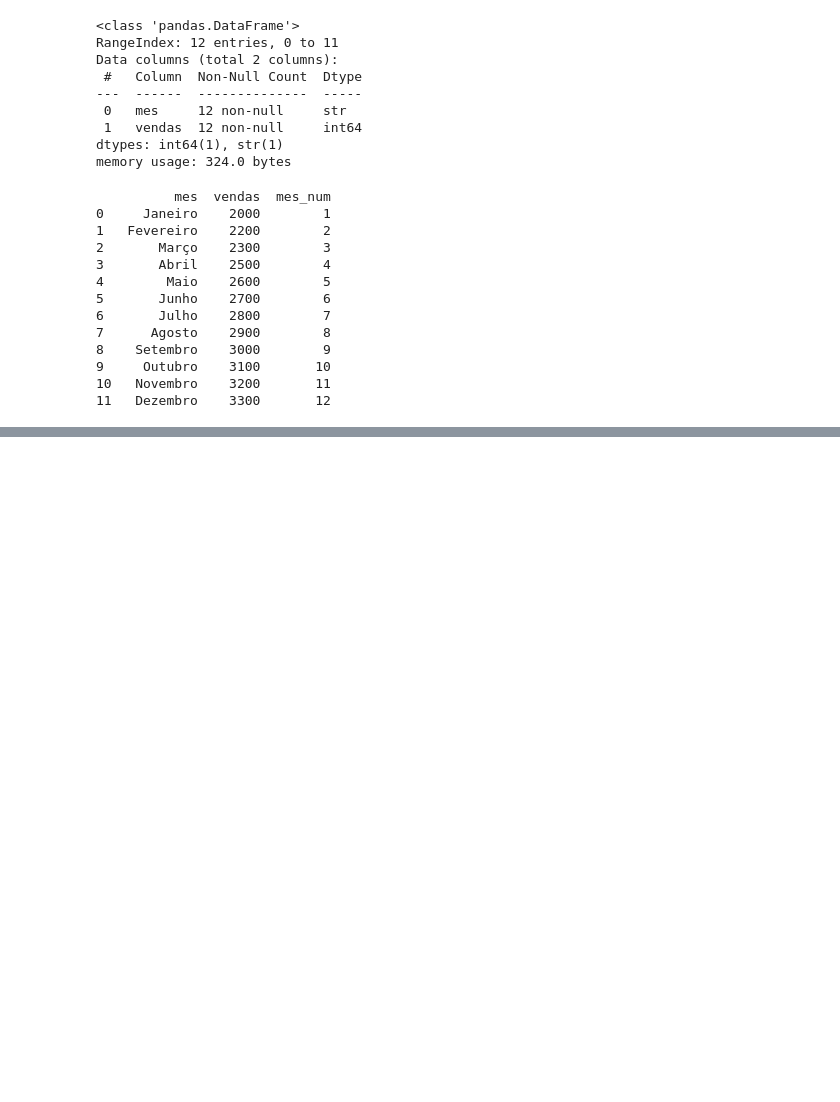
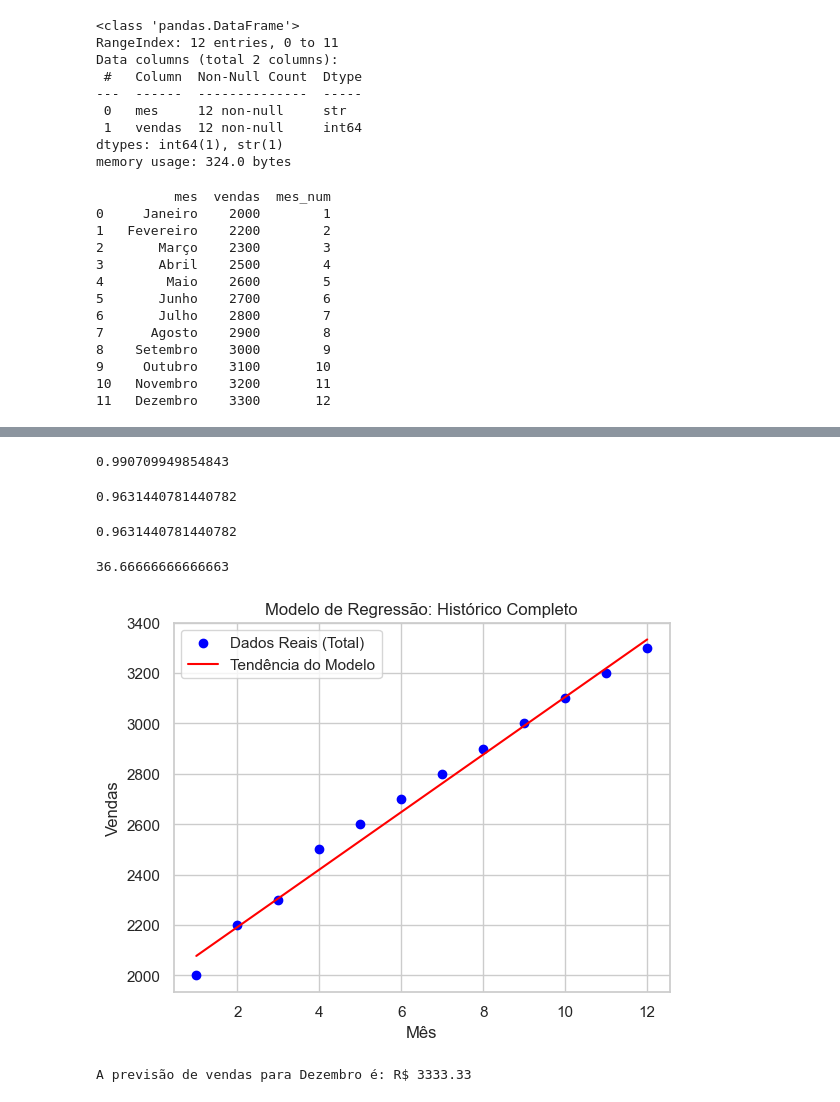
Before and after one commit to ana-ruth-bezerra/desafio_vendas, a Jupyter notebook: desafio_vendas.ipynb, the cells around one changed output, grey strips where cells are left out. Saved outputs shown, nothing was run; the diff lists cells and outputs as text; code cells hidden in the pictures; blank space fills up the shorter version.

```diff
--- a/desafio_vendas.ipynb
+++ b/desafio_vendas.ipynb
@@ -75,0 +76,8 @@ pd.plotting.scatter_matrix(df_vendas, alpha=0.2, figsize=(6,6), diagonal='kde');
+# %%
+# Preparar os dados para o modelo
+df_modelo = df_vendas.drop(columns=['mes'])
+X = df_modelo[['mes_num']]
+y = df_modelo['vendas']
+# %%
+# Dividir conjunto entre treino e teste
+X_train, X_test, y_train, y_test = train_test_split(X, y, train_size=0.7, random_state=51)
@@ -75,0 +88,3 @@ pd.plotting.scatter_matrix(df_vendas, alpha=0.2, figsize=(6,6), diagonal='kde');
+# %%
+# Treinar o algoritmo de regressão linear
+modelo = LinearRegression().fit(X_train, y_train)
@@ -75,0 +102,42 @@ pd.plotting.scatter_matrix(df_vendas, alpha=0.2, figsize=(6,6), diagonal='kde');
+# %%
+# r2 score - (conjunto de treinamento do modelo)
+modelo.score(X_train, y_train)
+# %% [output]
+0.990709949854843
+# %%
+# r2 score - (conjunto de teste do modelo)
+modelo.score(X_test, y_test)
+# %% [output]
+0.9631440781440782
+# %%
+# r2 score - testes
+r2_score(y_test, y_pred)
+# %% [output]
+0.9631440781440782
+# %%
+# MAE (Mean Absolute Error)
+mean_absolute_error(y_test, y_pred)
+# %% [output]
+36.66666666666663
+# %%
+# Plotar os dados reais (12 meses)
+plt.scatter(X, y, color='blue', label='Dados Reais (Total)')
+
+# Plotar a reta baseada no intervalo (do mês 1 ao 12)
+plt.plot(X, modelo.predict(X), color='red', label='Tendência do Modelo')
+
+plt.title('Modelo de Regressão: Histórico Completo')
+plt.xlabel('Mês')
+plt.ylabel('Vendas')
+plt.legend()
+plt.show()
+# %% [output]
+[figure, added]
+# %%
+entrada_dezembro = pd.DataFrame([[12]], columns=['mes_num'])
+
+predicao_dezembro = modelo.predict(entrada_dezembro)
+
+print(f"A previsão de vendas para Dezembro é: R$ {predicao_dezembro[0]:.2f}")
+# %% [output]
+A previsão de vendas para Dezembro é: R$ 3333.33
```
Also changed, not shown: parts of 7 cells of this notebook.
